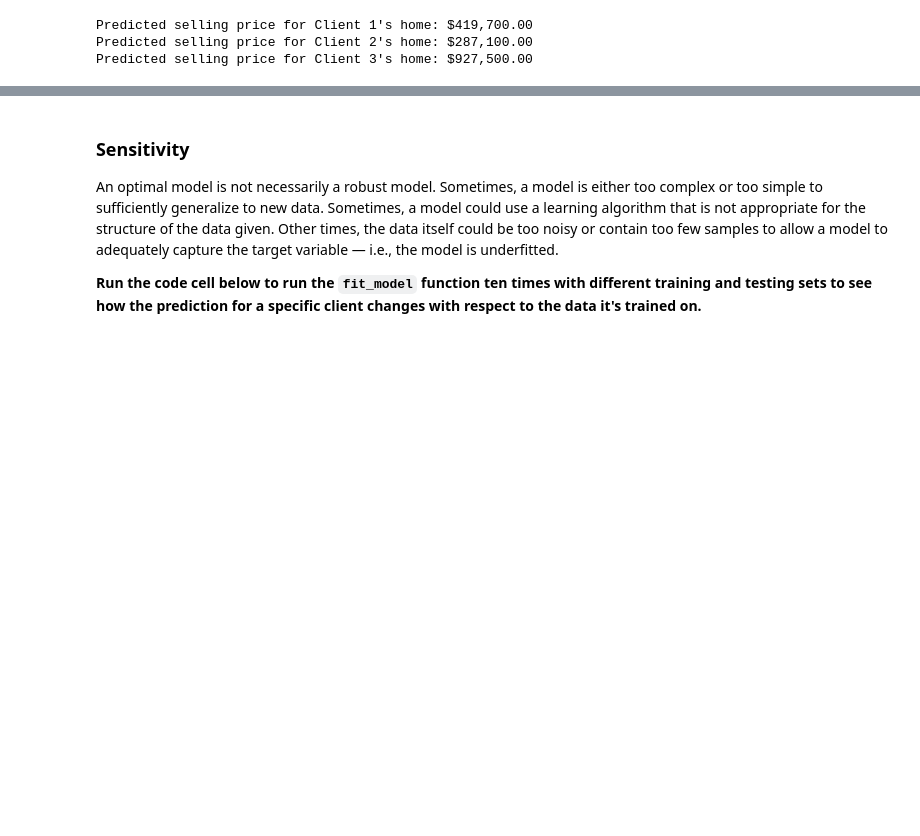
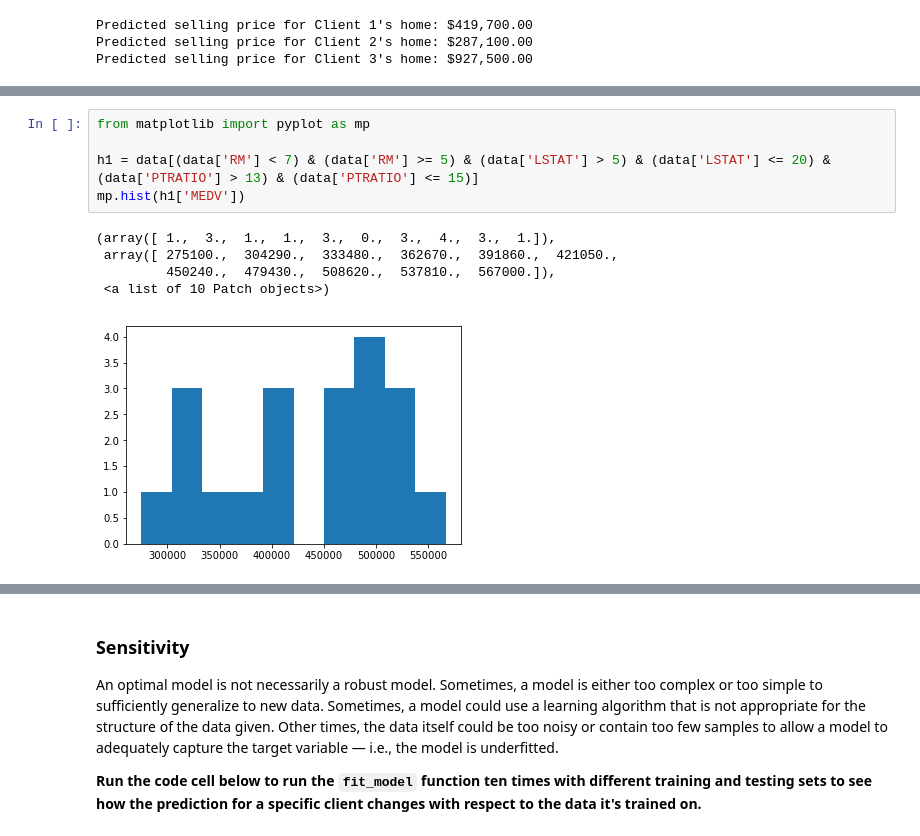
Before and after one commit to moschutt/MLEN, a Jupyter notebook: boston_housing/boston_housing.ipynb, the cells around one changed output, grey strips where cells are left out. Cells and saved outputs as stored; diff of their text form; blank space fills up the shorter version.

```diff
--- a/boston_housing/boston_housing.ipynb
+++ b/boston_housing/boston_housing.ipynb
@@ -430,0 +435,11 @@ Predicted selling price for Client 3's home: $927,500.00
+# %%
+from matplotlib import pyplot as mp
+
+h1 = data[(data['RM'] < 7) & (data['RM'] >= 5) & (data['LSTAT'] > 5) & (data['LSTAT'] <= 20) & (data['PTRATIO'] > 13) & (data['PTRATIO'] <= 15)]
+mp.hist(h1['MEDV'])
+# %% [output]
+(array([ 1.,  3.,  1.,  1.,  3.,  0.,  3.,  4.,  3.,  1.]),
+ array([ 275100.,  304290.,  333480.,  362670.,  391860.,  421050.,
+         450240.,  479430.,  508620.,  537810.,  567000.]),
+ <a list of 10 Patch objects>)
+[figure, added]
```
Also changed, not shown: parts of 9 cells of this notebook, 1 other file.
